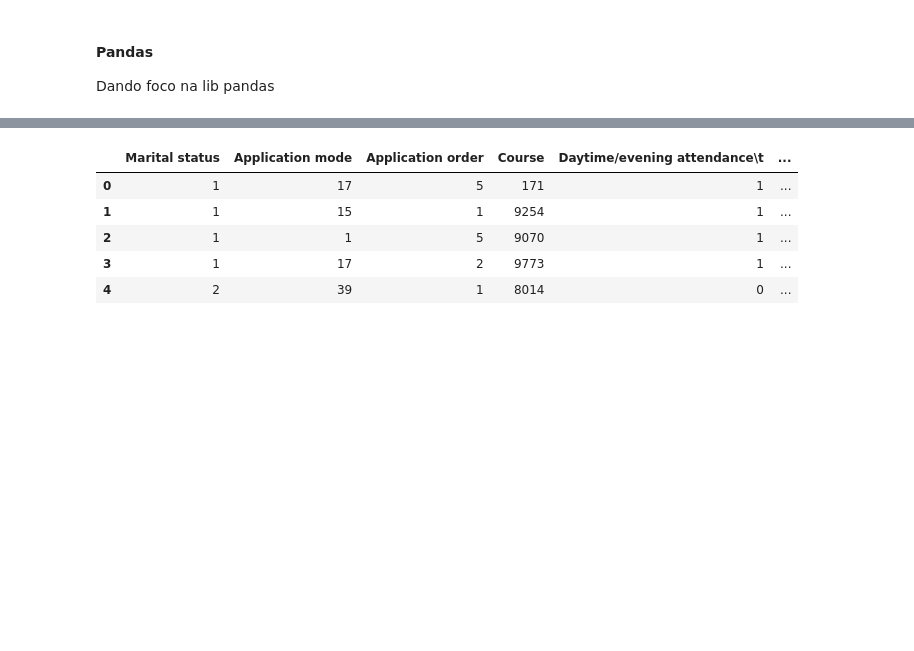
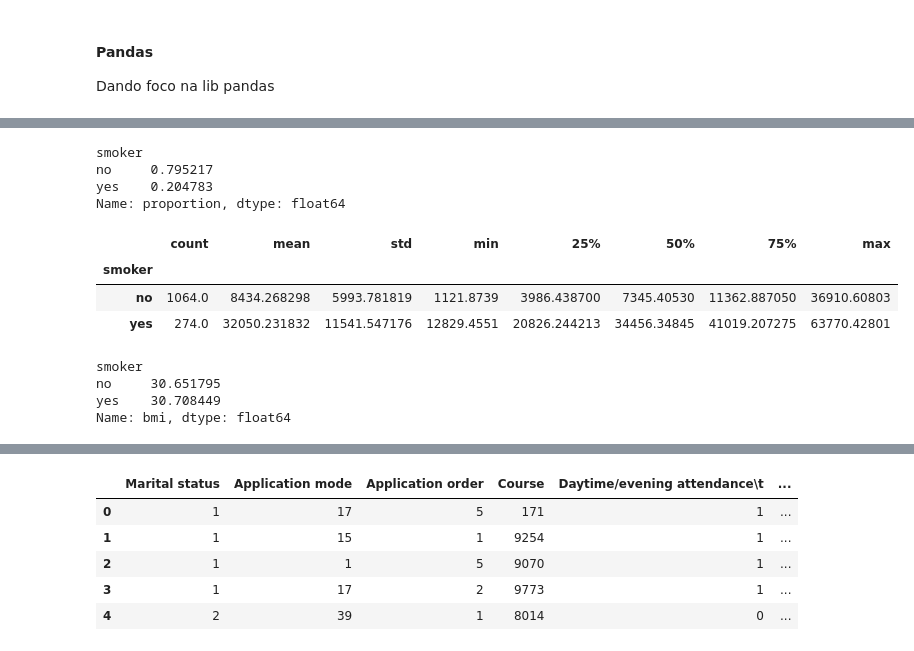
Before and after one commit to lucasghidini/AulasJupyter, a Jupyter notebook: pandas.ipynb, the cells around one changed output, grey strips where cells are left out. Saved outputs shown, nothing was run; the diff lists cells and outputs as text; code cells hidden in the pictures; blank space fills up the shorter version.

```diff
--- a/pandas.ipynb
+++ b/pandas.ipynb
@@ -6,0 +54,28 @@ import numpy as np
+# %%
+#Qual a proporção de fumantes no nosso dataset? E de não fumantes?
+
+contagem_coluna_fumantes = df['smoker'].value_counts()
+contagem_coluna_fumantes
+proporcao = df['smoker'].value_counts(normalize=True)
+proporcao
+# %% [output]
+smoker
+no     0.795217
+yes    0.204783
+Name: proportion, dtype: float64
+# %%
+#Existe alguma diferença na cobrança para fumantes e não fumantes? Se sim, ao que você imagina que isso se deve?
+df.groupby('smoker')['charges'].describe()
+# %% [output]
+|  | count | mean | std | min | 25% | 50% | 75% | max |
+| smoker |  |  |  |  |  |  |  |  |
+| no | 1064.0 | 8434.268298 | 5993.781819 | 1121.8739 | 3986.438700 | 7345.40530 | 11362.887050 | 36910.60803 |
+| yes | 274.0 | 32050.231832 | 11541.547176 | 12829.4551 | 20826.244213 | 34456.34845 | 41019.207275 | 63770.42801 |
+# %%
+#Qual a média de BMI para fumantes? Ela é muito diferente da observada para fumantes? Se sim, por qual motivo você acha que isso ocorre?
+df.groupby('smoker')['bmi'].mean()
+# %% [output]
+smoker
+no     30.651795
+yes    30.708449
+Name: bmi, dtype: float64
```
Also changed, not shown: parts of 18 cells of this notebook, 2 other files.
